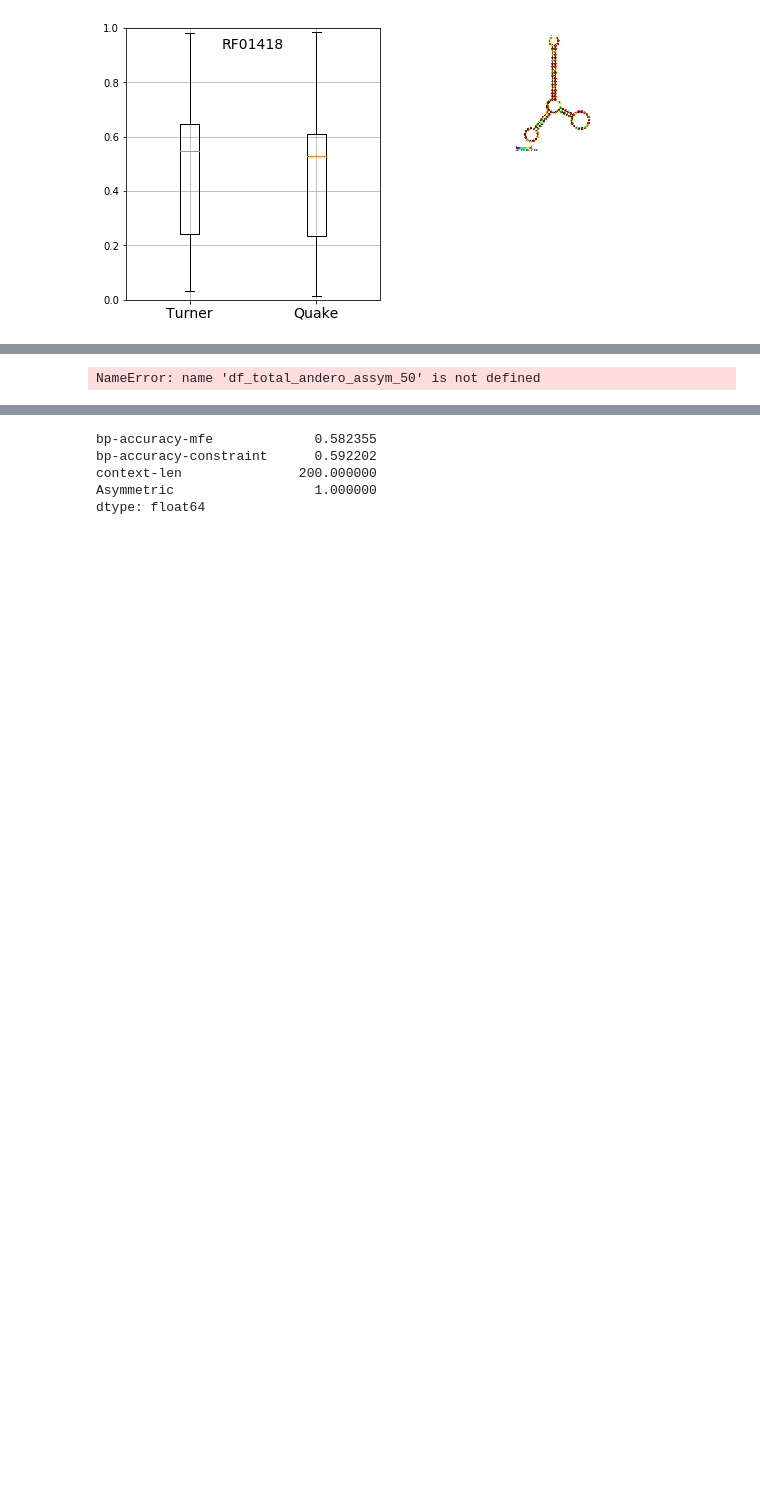
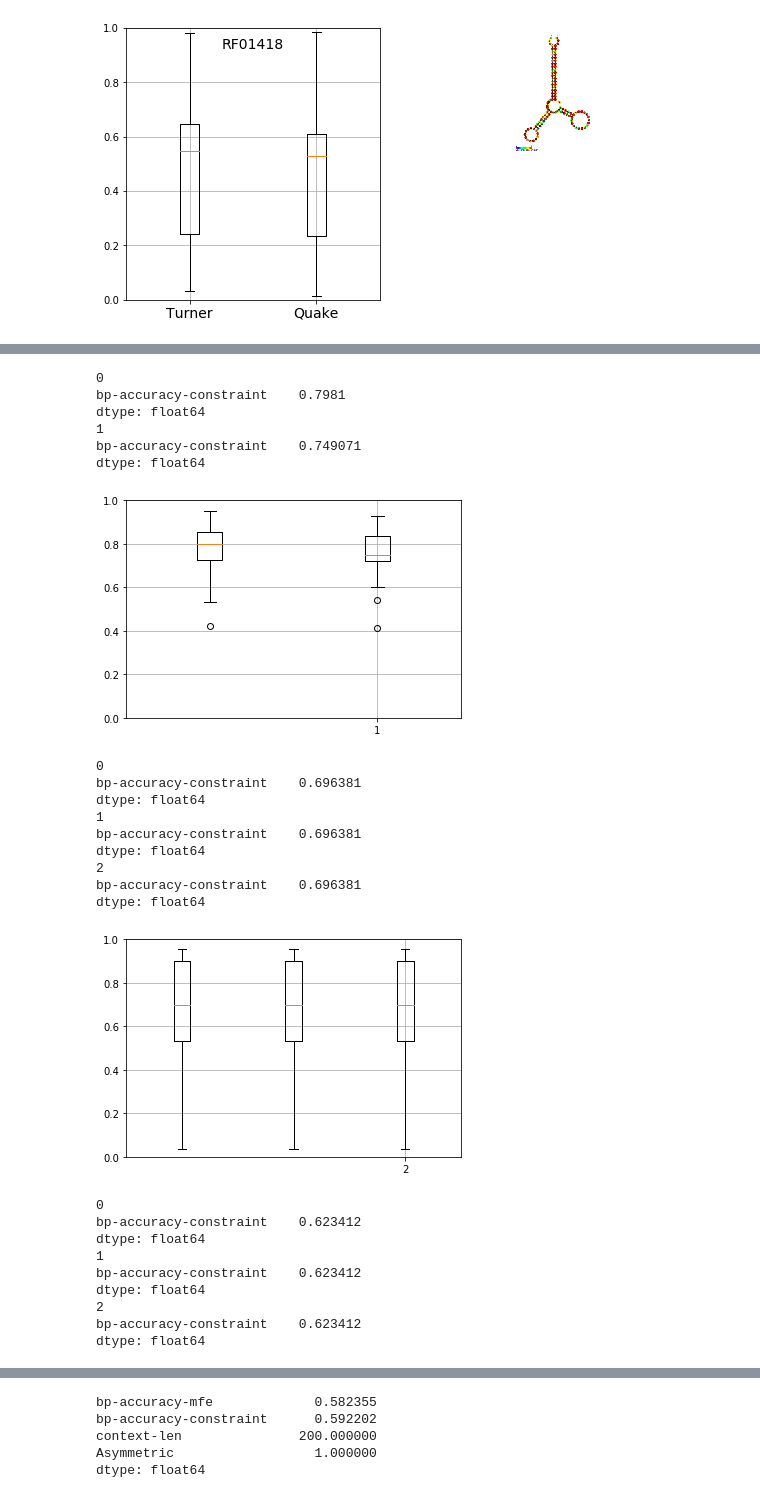
Before and after one commit to mmiladi/mmfold, a Jupyter notebook: cisreg/Benchmark-CisReg.ipynb, the cells around one changed output, grey strips where cells are left out. Saved outputs shown, nothing was run; the diff lists cells and outputs as text; code cells hidden in the pictures; blank space fills up the shorter version.

```diff
--- a/cisreg/Benchmark-CisReg.ipynb
+++ b/cisreg/Benchmark-CisReg.ipynb
@@ -530,9 +474,0 @@ Plot saved to:  boxplots-cisreg-bp-accuracy-constraint-RF00041.svg
-# %%
-df_total_turner_assym_0 = df_all_appended_0[df_all_appended_0['energy-param']=='turner']
-df_total_quake_assym_0_new = df_all_appended_0[df_all_appended_0['energy-param']=='quake']
-
-df_total_turner_assym_50 = df_all_appended_50[df_all_appended_50['energy-param']=='turner']
-df_total_quake_assym_50_new = df_all_appended_50[df_all_appended_50['energy-param']=='quake']
-%matplotlib inline
-plot_family([df_total_turner_assym_0, df_total_quake_assym_0_new], 'RF00041')
-# df_total_quake_assym_50
@@ -840,37 +612,63 @@ def plot_hist(df, measure='bp-accuracy-constraint', ylim=600):
 
 def plot_box(df, i, ax, measure='bp-accuracy-constraint', ylim=600):
 #     ax=df[[measure]].plot(ax=ax, kind='box', return_type='axes',vert=False, positions=[i+1])
     ax.boxplot(df[[measure]].values,  positions=[i])
     print df[[measure]].median()
 #     ax.set_ylim([0.0,1.0])
 
 def plot_family(dfs, famid,  measure='bp-accuracy-constraint'):
     from matplotlib import pyplot as plt
     fig = plt.figure()
     ax = plt.subplot(111)
     ax.set_xlim(0,15)
     for i, df in enumerate(dfs):
         print i
         if famid == 'all':
             plot_box(df, i, ax, ylim=25, measure=measure)
         else:
             plot_box(df[df['fam-id']==famid], i, ax, ylim=25, measure=measure)
     ax.set_xlim(-0.5,len(dfs)-0.5)
     ax.set_ylim(0,1)
     ax.grid()
 
     plt.show()
 
 
 # plot_family([df_total_turner_assym_0, df_total_andero_assym_0, df_total_quake_assym_0], 'RF00041')
-plot_family([df_total_turner_assym_50, df_total_andero_assym_50, df_total_quake_assym_50_new], 'RF00041')
-
+# plot_family([df_total_turner_assym_50, df_total_andero_assym_50, df_total_quake_assym_50_new], 'RF00041')
+plot_family([df_all_appended[df_all_appended['energy-param']=='turner'], df_all_appended[df_all_appended['energy-param']=='quake']], 'RF00041')
 
 
 # plot_family([df_total_turner_assym_0, df_total_andero_assym_0, df_total_quake_assym_0], 'RF00386')
-plot_family([df_total_turner_assym_50, df_total_andero_assym_50, df_total_quake_assym_50_new], 'RF00386')
-plot_family([df_total_turner_assym_50, df_total_andero_assym_50, df_total_quake_assym_50_new], 'all')
-plot_family([df_total_turner_assym_50, df_total_andero_assym_50, df_total_quake_assym_50_new], 'all',
-            measure='bp-accuracy-mfe')
+plot_family([df_all_appended[df_all_appended['energy-param']=='turner'] for par in ['turner', 'quake', 'andero']], 'RF00386')
+plot_family([df_all_appended[df_all_appended['energy-param']=='turner'] for par in ['turner', 'quake', 'andero']], 'all')
+
+# plot_family([df_total_turner_assym_50, df_total_andero_assym_50, df_total_quake_assym_50_new], 'all',
+#             measure='bp-accuracy-mfe')
 # %% [output]
-NameError: name 'df_total_andero_assym_50' is not defined
+0
+bp-accuracy-constraint    0.7981
+dtype: float64
+1
+bp-accuracy-constraint    0.749071
+dtype: float64
+[figure, added]
+0
+bp-accuracy-constraint    0.696381
+dtype: float64
+1
+bp-accuracy-constraint    0.696381
+dtype: float64
+2
+bp-accuracy-constraint    0.696381
+dtype: float64
+[figure, added]
+0
+bp-accuracy-constraint    0.623412
+dtype: float64
+1
+bp-accuracy-constraint    0.623412
+dtype: float64
+2
+bp-accuracy-constraint    0.623412
+dtype: float64
```
Also changed, not shown: parts of 12 cells of this notebook.
